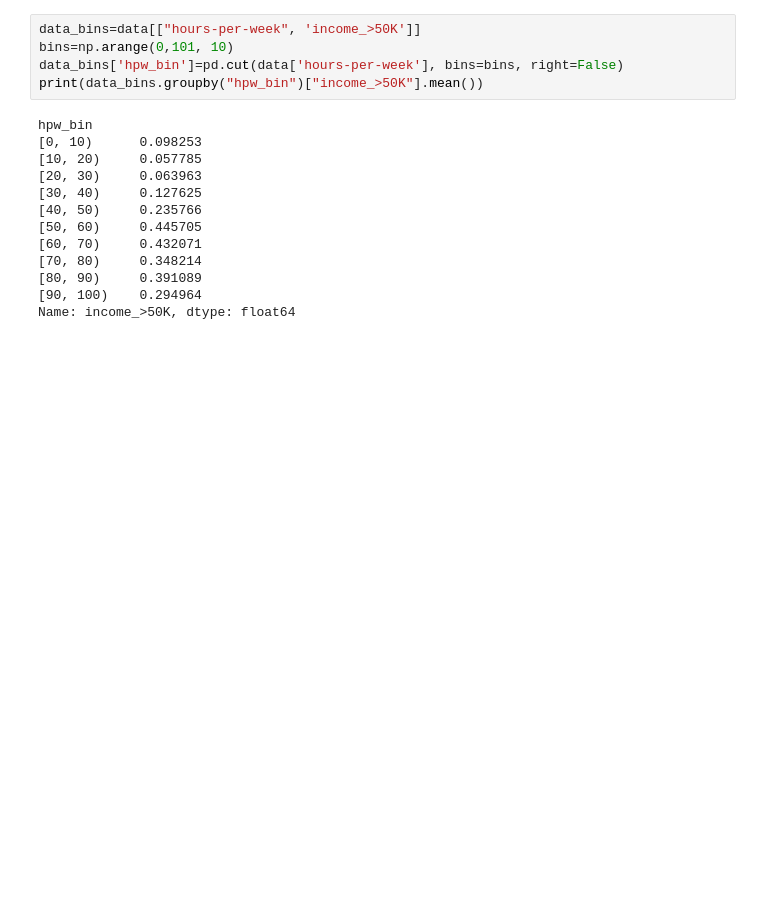
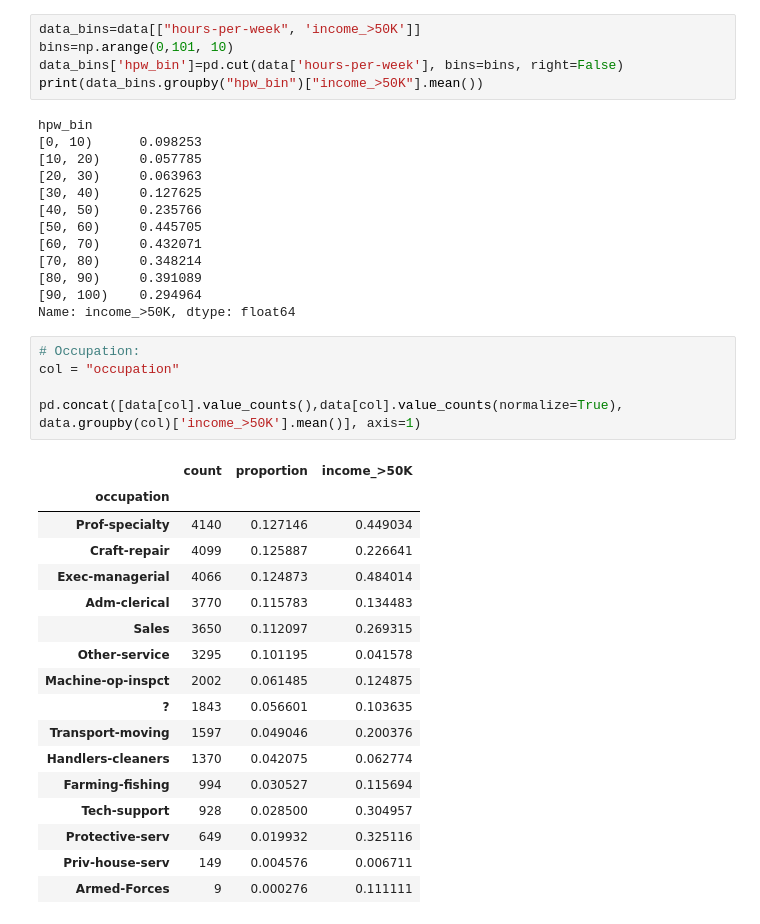
Before and after one commit to TuringsMachine/S30-Capstone, a Jupyter notebook: EDA.ipynb, the cells around one changed output. Saved outputs shown, nothing was run; the diff lists cells and outputs as text; blank space fills up the shorter version.

```diff
--- a/EDA.ipynb
+++ b/EDA.ipynb
@@ -451,3 +451,26 @@ hpw_bin
 [80, 90)     0.391089
 [90, 100)    0.294964
 Name: income_>50K, dtype: float64
+# %%
+# Occupation:
+col = "occupation"
+
+pd.concat([data[col].value_counts(),data[col].value_counts(normalize=True), data.groupby(col)['income_>50K'].mean()], axis=1)
+# %% [output]
+|  | count | proportion | income_>50K |
+| occupation |  |  |  |
+| Prof-specialty | 4140 | 0.127146 | 0.449034 |
+| Craft-repair | 4099 | 0.125887 | 0.226641 |
+| Exec-managerial | 4066 | 0.124873 | 0.484014 |
+| Adm-clerical | 3770 | 0.115783 | 0.134483 |
+| Sales | 3650 | 0.112097 | 0.269315 |
+| Other-service | 3295 | 0.101195 | 0.041578 |
+| Machine-op-inspct | 2002 | 0.061485 | 0.124875 |
+| ? | 1843 | 0.056601 | 0.103635 |
+| Transport-moving | 1597 | 0.049046 | 0.200376 |
+| Handlers-cleaners | 1370 | 0.042075 | 0.062774 |
+| Farming-fishing | 994 | 0.030527 | 0.115694 |
+| Tech-support | 928 | 0.028500 | 0.304957 |
+| Protective-serv | 649 | 0.019932 | 0.325116 |
+| Priv-house-serv | 149 | 0.004576 | 0.006711 |
+| Armed-Forces | 9 | 0.000276 | 0.111111 |
```
Also changed, not shown: parts of 2 cells of this notebook, 2 other files.
